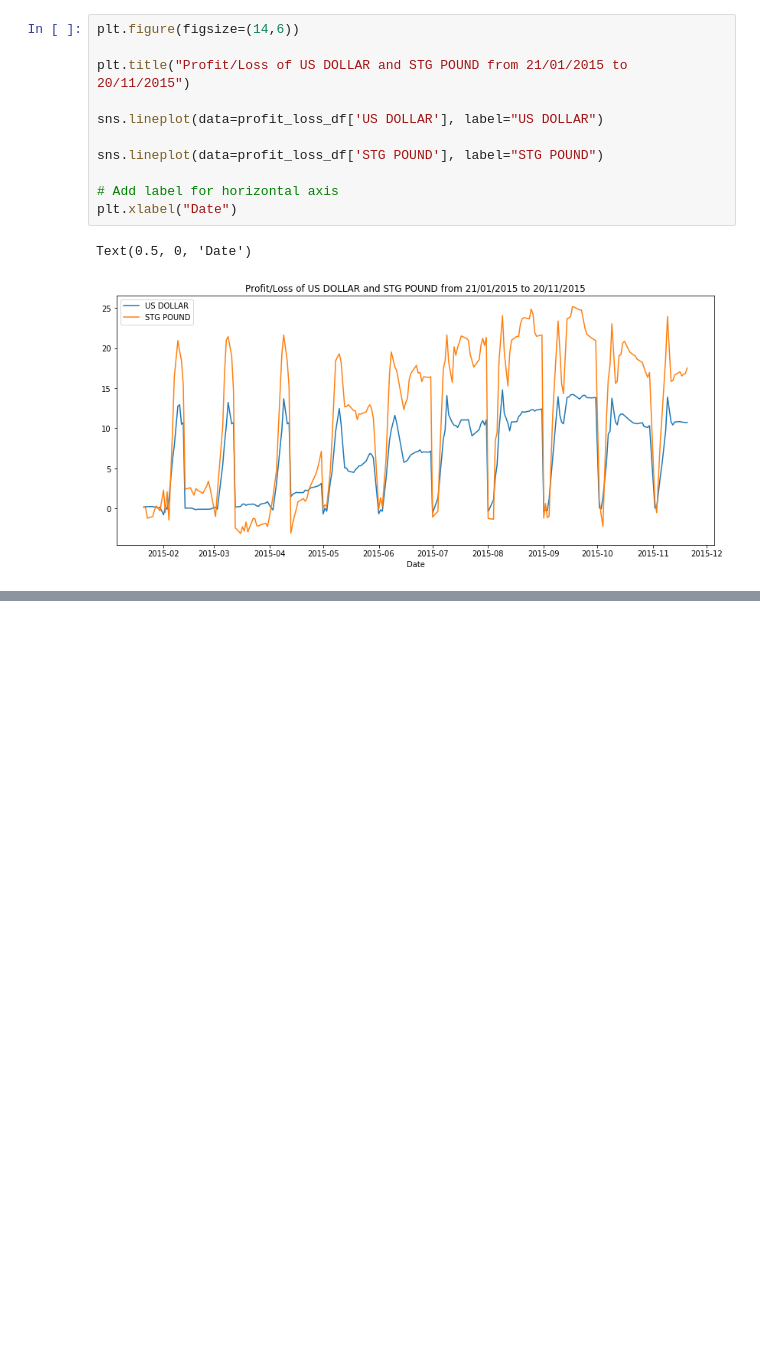
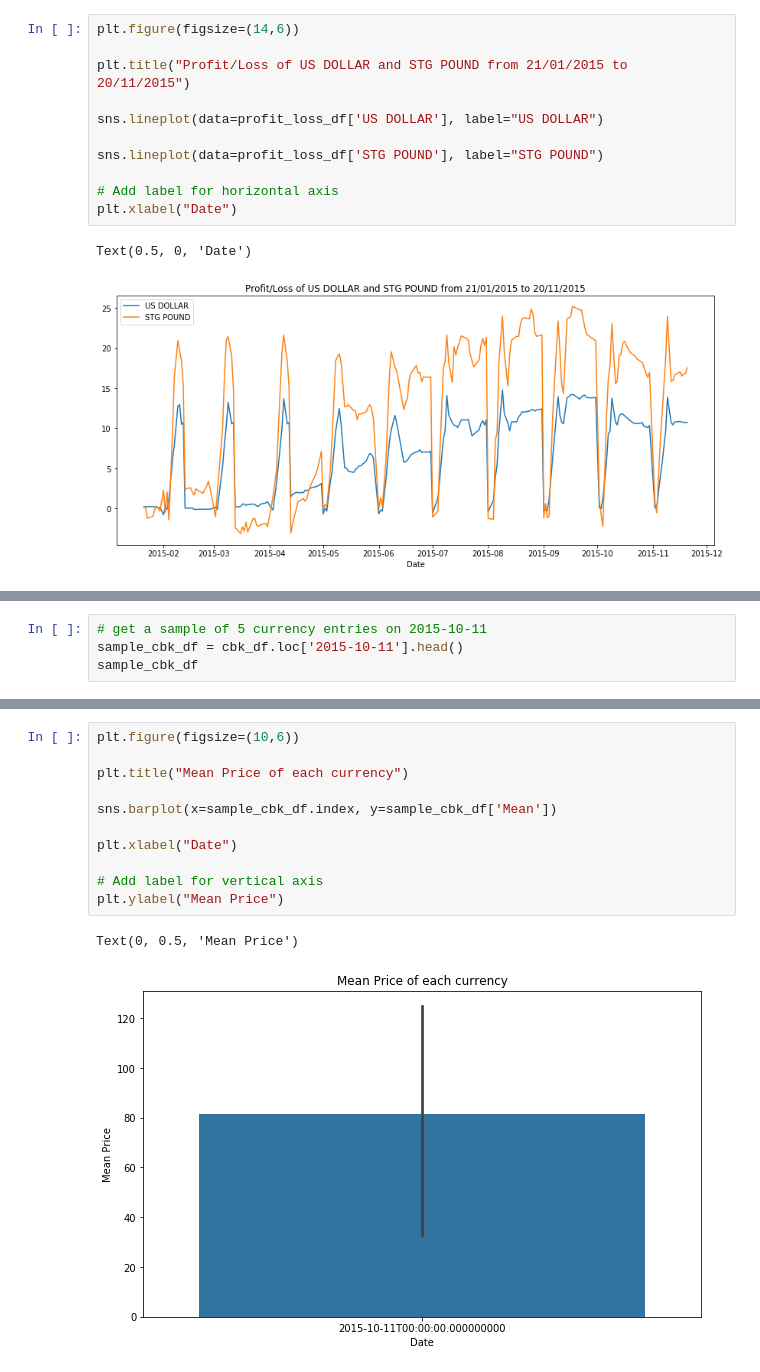
Before and after one commit to AubreyJohns/Data-Visualization, a Jupyter notebook: Data Visualization Seaborn.ipynb, the cells around one changed output, grey strips where cells are left out. Drawn from its saved outputs; the diff is of its cells as text; blank space fills up the shorter version.

Commit message:
bar charts seaborn

```diff
--- a/Data Visualization Seaborn.ipynb
+++ b/Data Visualization Seaborn.ipynb
@@ -107,0 +112,4 @@ Text(0.5, 0, 'Date')
+# %%
+# get a sample of 5 currency entries on 2015-10-11
+sample_cbk_df = cbk_df.loc['2015-10-11'].head()
+sample_cbk_df
@@ -107,0 +124,14 @@ Text(0.5, 0, 'Date')
+# %%
+plt.figure(figsize=(10,6))
+
+plt.title("Mean Price of each currency")
+
+sns.barplot(x=sample_cbk_df.index, y=sample_cbk_df['Mean'])
+
+plt.xlabel("Date")
+
+# Add label for vertical axis
+plt.ylabel("Mean Price")
+# %% [output]
+Text(0, 0.5, 'Mean Price')
+[figure, added]
```
Also changed, not shown: parts of 3 cells of this notebook.
